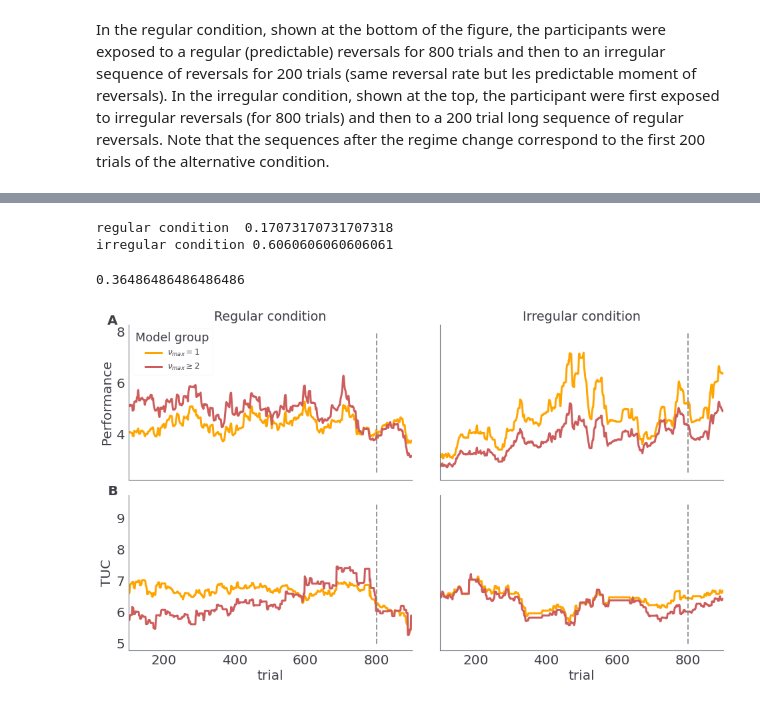
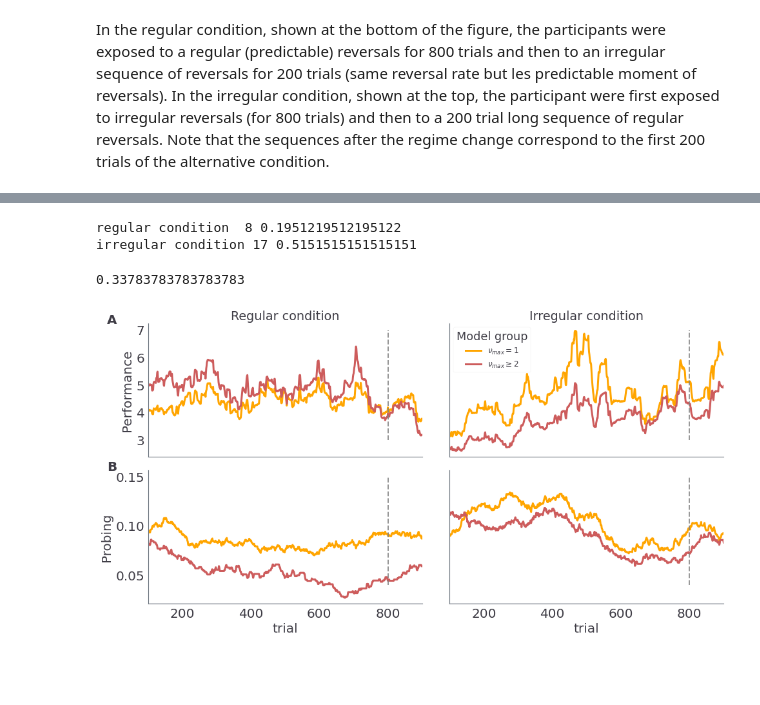
Before and after one commit to dimarkov/pybefit, a Jupyter notebook: examples/temporal_rev_learn/plot_behavioural_data.ipynb, the cells around one changed output, grey strips where cells are left out. Saved outputs shown, nothing was run; the diff lists cells and outputs as text; code cells hidden in the pictures; blank space fills up the shorter version.

```diff
--- a/examples/temporal_rev_learn/plot_behavioural_data.ipynb
+++ b/examples/temporal_rev_learn/plot_behavioural_data.ipynb
@@ -117,8 +120,8 @@ for i in range(2):
 In the regular condition, shown at the bottom of the figure, the participants were exposed to a regular (predictable) reversals for 800 trials and then to an irregular sequence of reversals for 200 trials (same reversal rate but les predictable moment of reversals). In the irregular condition, shown at the top, the participant were first exposed to irregular reversals (for 800 trials) and then to a 200 trial long sequence of regular reversals. Note that the sequences after the regime change correspond to the first 200 trials of the alternative condition.
 # %%
 # mark subjects which generated less than 20 exploratory responses
-expl_subs = (responses_data == 2).sum(0) > 20
+expl_subs = (responses_data == 2).sum(0) > 0
 expl_sub_num = np.arange(nsub)[expl_subs]
 nexpl_sub_num = np.arange(nsub)[~expl_subs]
-print(len(nexpl_sub_num))
+print(len(nexpl_sub_num), len(expl_sub_num))
 # %% [output]
@@ -178,3 +182,6 @@ fig.tight_layout()
 # %%
-fits = np.load('fit_waic_sample/fit_sample_mixture_gamma1_pref_0.npz', allow_pickle=True)
-samples_mixture = fits['samples'].item()
+fits = np.load('fit_data/fit_sample_mixture_gamma0_pref0_nu_max.npz', allow_pickle=True)
+samples_mixture1 = fits['samples'].item()
+
+fits = np.load('fit_data/fit_sample_mixture_gamma0_pref0_nu_min.npz', allow_pickle=True)
+samples_mixture2 = fits['samples'].item()
@@ -273,20 +260,20 @@ cbar.ax.set_ylabel('Posterior probability', rotation=-90, labelpad=15);
 # %%
 n_reg = np.sum(probs[cond[0]].argmax(-1) > 0)
-print('regular condition ', n_reg / ns_reg)
+print('regular condition ',n_reg,  n_reg / ns_reg)
 
 n_irr = np.sum(probs[cond[1]].argmax(-1) > 0)
-print('irregular condition', n_irr / ns_irr)
-(n_reg + n_irr)/nsub
+print('irregular condition', n_irr, n_irr / ns_irr)
+(n_reg + n_irr)/(nsub)
 # %% [output]
-regular condition  0.17073170731707318
-irregular condition 0.6060606060606061
+regular condition  8 0.1951219512195122
+irregular condition 17 0.5151515151515151
-0.36486486486486486
+0.33783783783783783
 # %%
 ws = 201
 locs1 = probs.argmax(-1) == 0
 locs2 = probs.argmax(-1) >= 1
 
-fig, axes = plt.subplots(2, 2, figsize=(16, 9), sharex=True, sharey='row',
+fig, axes = plt.subplots(2, 2, figsize=(16, 8), sharex=True, sharey='row',
                          gridspec_kw={
                             'wspace': 0.1,
                             'hspace': 0.1
@@ -302,9 +289,8 @@ for c in conditions.condition:
         states.append(Sirr)
 states = np.stack(states, 0)
 
-tuc = trials_until_correct(np.nan_to_num(correct_choices_data).T, states, τ=3)
-rolling_tuc = running_mean(tuc, ws=ws)
 rolling_perf = performance(correct_choices_data, ws=ws)
+rolling_odds = performance(np.nan_to_num(responses_data) == 2, ws=ws)
 
 ##############################################################################################
 
@@ -314,48 +300,50 @@ rp1 = rolling_perf[regs][locs1[regs], :].T
 axes[0, 0].plot(trials, rp1.mean(-1), color='orange', lw=3, label=r'$\nu_{max}=1$');
 
 rp11 = rolling_perf[regs][locs2[regs], :].T
 axes[0, 0].plot(trials, rp11.mean(-1), color='indianred', lw=3, label=r'$\nu_{max}\geq 2$');
 ##############################################################################################
 
 rp2 = rolling_perf[irrs][locs1[irrs], :].T
 axes[0, 1].plot(trials, rp2.mean(-1), color='orange', lw=3, label=r'$\nu_{max}=1$');
 
 rp21 = rolling_perf[irrs][locs2[irrs], :].T
 axes[0, 1].plot(trials, rp21.mean(-1), color='indianred', lw=3, label=r'$\nu_{max}\geq 2$');
 ##############################################################################################
 
-rl1 = rolling_tuc[regs][locs1[regs], :].T
-axes[1, 0].plot(trials, rl1.mean(-1), color='orange', lw=3, label=r'$\nu_{max}=1$');
+exp_reg = regs * expl_subs
+rl1 = rolling_odds[exp_reg][locs1[exp_reg], :].T
+axes[-1, 0].plot(trials, rl1.mean(-1), color='orange', lw=3, label=r'$\nu_{max}=1$');
 
-rl11 = rolling_tuc[regs][locs2[regs], :].T
-axes[1, 0].plot(trials, rl11.mean(-1), color='indianred', lw=3, label=r'$\nu_{max}\geq 2$');
+rl11 = rolling_odds[exp_reg][locs2[exp_reg], :].T
+axes[-1, 0].plot(trials, rl11.mean(-1), color='indianred', lw=3, label=r'$\nu_{max}\geq 2$');
 ##############################################################################################
 
-rl2 = rolling_tuc[irrs][locs1[irrs], :].T
-axes[1, 1].plot(trials, rl2.mean(-1), color='orange', lw=3, label=r'$\nu_{max}=1$');
+exp_irr = irrs * expl_subs
+rl2 = rolling_odds[exp_irr][locs1[exp_irr], :].T
+axes[-1, 1].plot(trials, rl2.mean(-1), color='orange', lw=3, label=r'$\nu_{max}=1$');
 
-rl21 = rolling_tuc[irrs][locs2[irrs], :].T
-axes[1, 1].plot(trials, rl21.mean(-1), color='indianred', lw=3, label=r'$\nu_{max}\qeg 2$');
+rl21 = rolling_odds[exp_irr][locs2[exp_irr], :].T
+axes[-1, 1].plot(trials, rl21.mean(-1), color='indianred', lw=3, label=r'$\nu_{max}\qeg 2$');
 ##############################################################################################
 
 for i in range(2):
-    axes[0, i].vlines(800, 2.5, 8, color='gray', linestyle='--', lw=2, alpha=.8)
-    axes[1, i].vlines(800, 5, 9.5, color='gray', linestyle='--', lw=2, alpha=.8)
+    axes[0, i].vlines(800, 3, 7, color='gray', linestyle='--', lw=2, alpha=.8)
+    axes[-1, i].vlines(800, 0.04, 0.15, color='gray', linestyle='--', lw=2, alpha=.8)
 
-axes[0, 0].legend(loc=2, title='Model group', fontsize=12)
+axes[0, 1].legend(loc=2, title='Model group', fontsize=12)
 
 axes[0, 0].set_ylabel('Performance');
-axes[1, 0].set_ylabel('TUC');
+axes[-1, 0].set_ylabel('Probing');
 axes[0, 0].set_title('Regular condition')
 axes[0, 1].set_title('Irregular condition')
-axes[1, 0].set_xlabel('trial')
-axes[1, 1].set_xlabel('trial')
-axes[1, 1].set_xlim([100, 900])
+axes[-1, 0].set_xlabel('trial')
+axes[-1, 1].set_xlabel('trial')
+axes[-1, -1].set_xlim([100, 900])
 
 for i in range(2):
-    axes[i, 0].text(-.075, 1., string.ascii_uppercase[i], transform=axes[i, 0].transAxes, size=20, weight='bold')
+    axes[i, 0].text(-.15, 1., string.ascii_uppercase[i], transform=axes[i, 0].transAxes, size=20, weight='bold')
 
 sns.despine(fig)
-# fig.savefig('Fig8.pdf', transparent=True, dpi=300)
+fig.savefig('Fig9.pdf', transparent=True, dpi=300)
 # %% [output]
-[figure, old version]
+[figure, new version]
```
Also changed, not shown: parts of 20 cells of this notebook, 2 other files.
